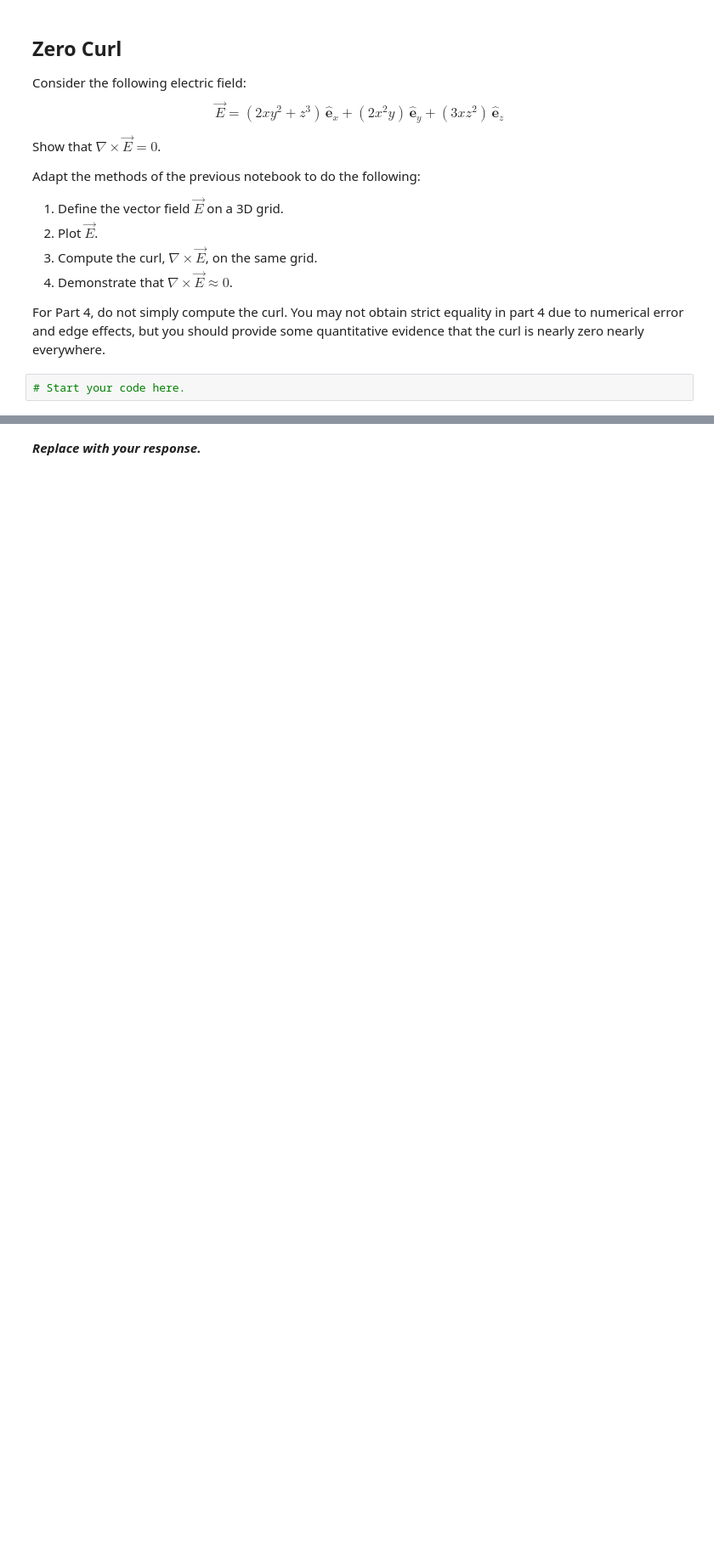
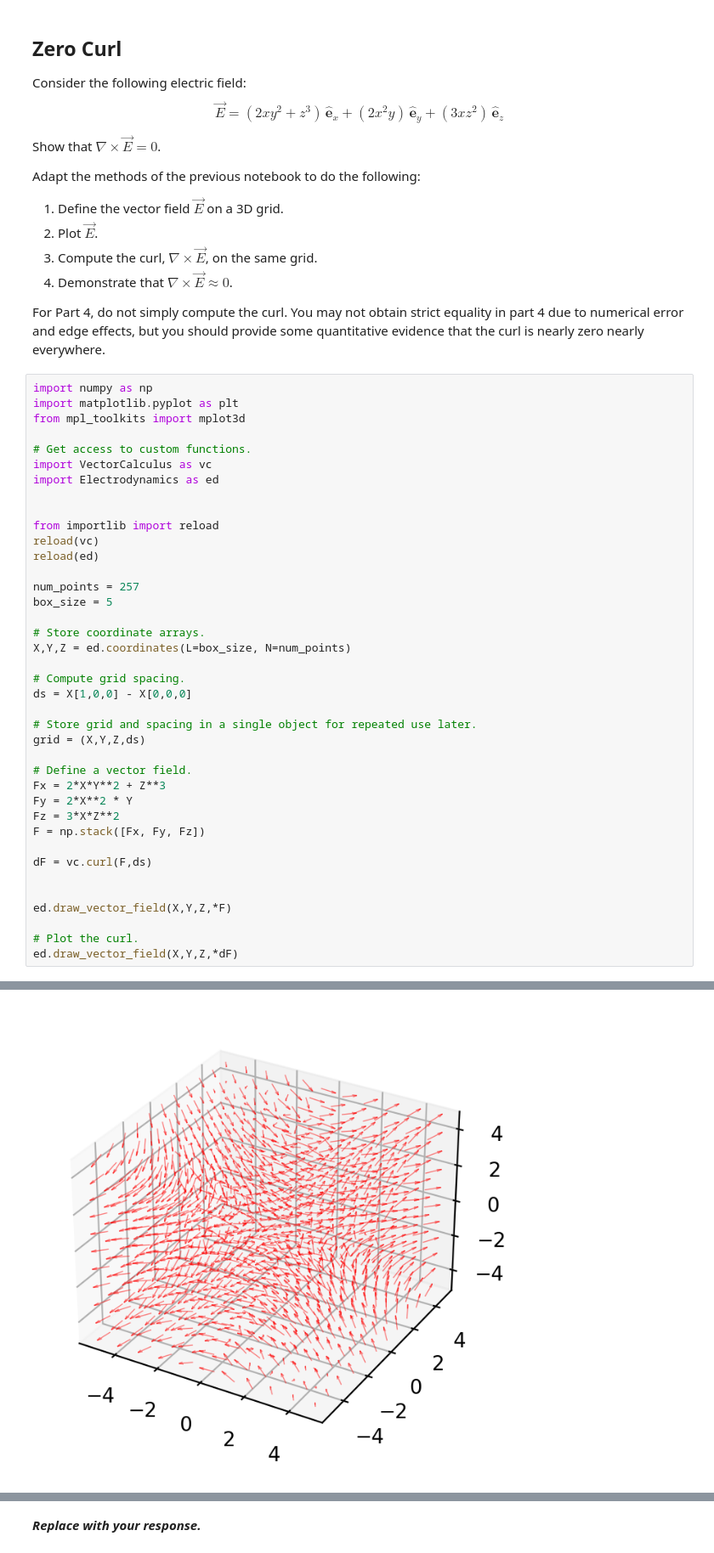
Before and after one commit to forrestshort/electrodynamics, a Jupyter notebook: week-02/04-potentials-and-fields.ipynb, the cells around one changed output, grey strips where cells are left out. Shown at 85% size. Cells and saved outputs as stored; diff of their text form; blank space fills up the shorter version.

```diff
--- a/week-02/04-potentials-and-fields.ipynb
+++ b/week-02/04-potentials-and-fields.ipynb
@@ -23,4 +23,42 @@ Adapt the methods of the previous notebook to do the following:
 
 For Part 4, do not simply compute the curl.  You may not obtain strict equality in part 4 due to numerical error and edge effects, but you should provide some quantitative evidence that the curl is nearly zero nearly everywhere.
 # %%
-# Start your code here.
+import numpy as np
+import matplotlib.pyplot as plt
+from mpl_toolkits import mplot3d
+
+# Get access to custom functions.
+import VectorCalculus as vc
+import Electrodynamics as ed
+
+
+from importlib import reload
+reload(vc)
+reload(ed)
+
+num_points = 257
+box_size = 5
+
+# Store coordinate arrays.
+X,Y,Z = ed.coordinates(L=box_size, N=num_points)
+
+# Compute grid spacing.
+ds = X[1,0,0] - X[0,0,0]
+
+# Store grid and spacing in a single object for repeated use later.
+grid = (X,Y,Z,ds)
+
+# Define a vector field.
+Fx = 2*X*Y**2 + Z**3
+Fy = 2*X**2 * Y
+Fz = 3*X*Z**2
+F = np.stack([Fx, Fy, Fz])
+
+dF = vc.curl(F,ds)
+
+
+ed.draw_vector_field(X,Y,Z,*F)
+
+# Plot the curl.
+ed.draw_vector_field(X,Y,Z,*dF)
+# %% [output]
@@ -26,0 +66 @@ For Part 4, do not simply compute the curl.  You may not obtain strict equality
+[figure, added]
```
Also changed, not shown: parts of 2 cells of this notebook.
